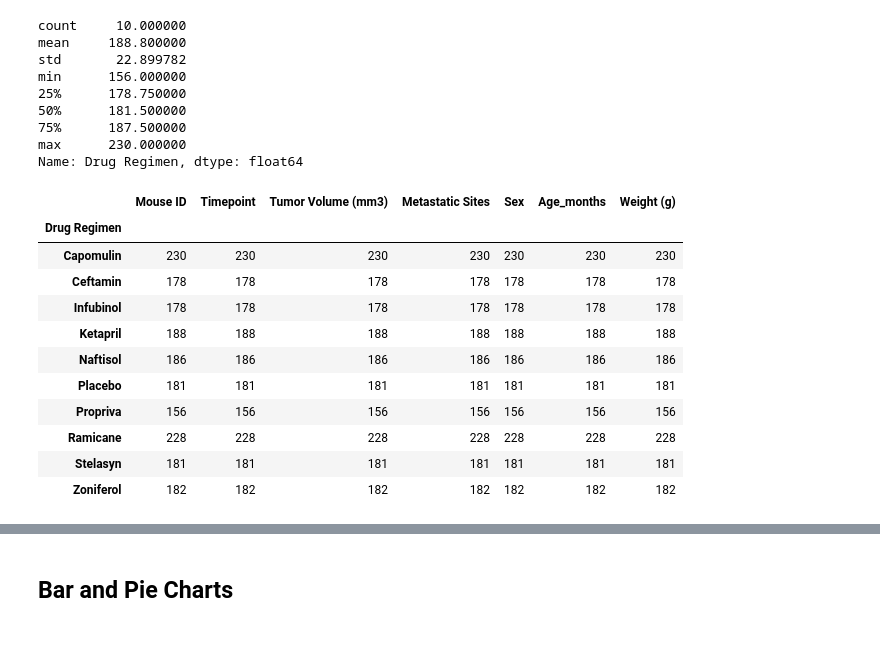
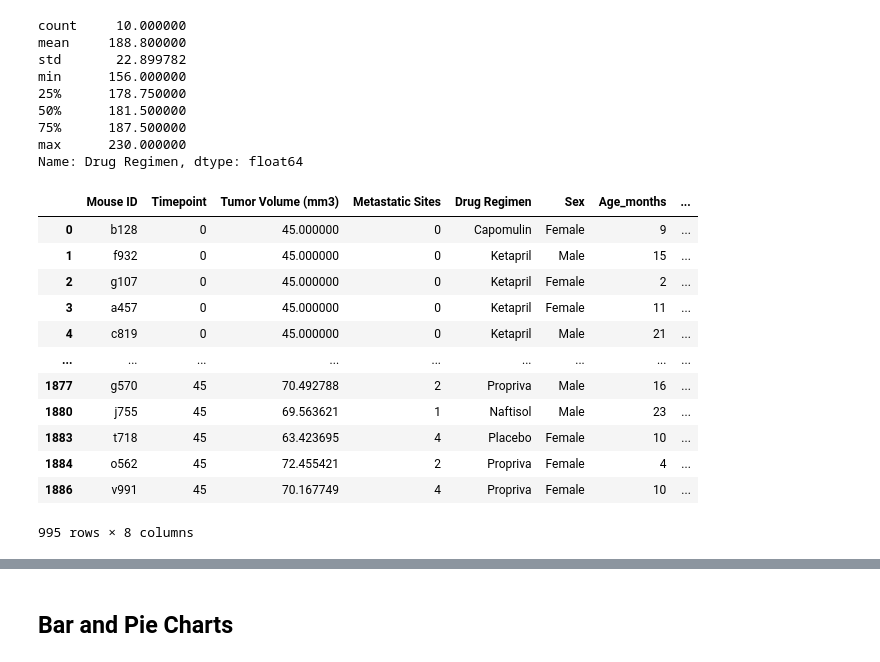
Before and after one commit to tommyjohnny36/matplotlib-challenge, a Jupyter notebook: pymaceuticals_starter.ipynb, the cells around one changed output, grey strips where cells are left out. Drawn from its saved outputs; the diff is of its cells as text; code cells hidden in the pictures.

```diff
--- a/pymaceuticals_starter.ipynb
+++ b/pymaceuticals_starter.ipynb
@@ -122,22 +128,24 @@ min      156.000000
 max      230.000000
 Name: Drug Regimen, dtype: float64
 # %%
-grouped_regimen_df = clean_complete_df.groupby(['Drug Regimen'])
+# Store the Mean Tumor Volume Data Grouped by Drug and Timepoint
+grouped_regimen_df = clean_complete_df.groupby(['Drug Regimen', 'Timepoint'])
 
-grouped_regimen_df.count().head(10)
+grouped_regimen_df.head(10)
 # %% [output]
-|  | Mouse ID | Timepoint | Tumor Volume (mm3) | Metastatic Sites | Sex | Age_months | Weight (g) |
-| Drug Regimen |  |  |  |  |  |  |  |
-| Capomulin | 230 | 230 | 230 | 230 | 230 | 230 | 230 |
-| Ceftamin | 178 | 178 | 178 | 178 | 178 | 178 | 178 |
-| Infubinol | 178 | 178 | 178 | 178 | 178 | 178 | 178 |
-| Ketapril | 188 | 188 | 188 | 188 | 188 | 188 | 188 |
-| Naftisol | 186 | 186 | 186 | 186 | 186 | 186 | 186 |
-| Placebo | 181 | 181 | 181 | 181 | 181 | 181 | 181 |
-| Propriva | 156 | 156 | 156 | 156 | 156 | 156 | 156 |
-| Ramicane | 228 | 228 | 228 | 228 | 228 | 228 | 228 |
-| Stelasyn | 181 | 181 | 181 | 181 | 181 | 181 | 181 |
-| Zoniferol | 182 | 182 | 182 | 182 | 182 | 182 | 182 |
+|  | Mouse ID | Timepoint | Tumor Volume (mm3) | Metastatic Sites | Drug Regimen | Sex | Age_months | ... |
+| 0 | b128 | 0 | 45.000000 | 0 | Capomulin | Female | 9 | ... |
+| 1 | f932 | 0 | 45.000000 | 0 | Ketapril | Male | 15 | ... |
+| 2 | g107 | 0 | 45.000000 | 0 | Ketapril | Female | 2 | ... |
+| 3 | a457 | 0 | 45.000000 | 0 | Ketapril | Female | 11 | ... |
+| 4 | c819 | 0 | 45.000000 | 0 | Ketapril | Male | 21 | ... |
+| ... | ... | ... | ... | ... | ... | ... | ... | ... |
+| 1877 | g570 | 45 | 70.492788 | 2 | Propriva | Male | 16 | ... |
+| 1880 | j755 | 45 | 69.563621 | 1 | Naftisol | Male | 23 | ... |
+| 1883 | t718 | 45 | 63.423695 | 4 | Placebo | Female | 10 | ... |
+| 1884 | o562 | 45 | 72.455421 | 2 | Propriva | Female | 4 | ... |
+| 1886 | v991 | 45 | 70.167749 | 4 | Propriva | Female | 10 | ... |
+995 rows × 8 columns
 # %%
 # For each drug in drug_regimen; calculate mean, meadian, variance, standard deviation, and SEM of tumor volume
 
```
Also changed, not shown: parts of 14 cells of this notebook.
